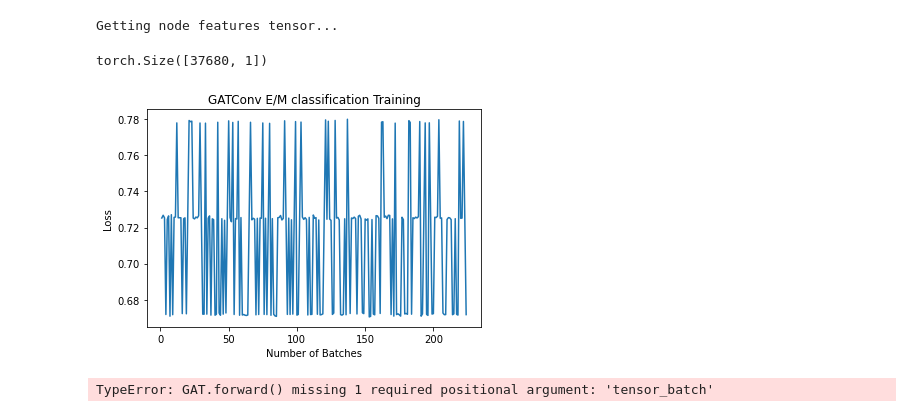
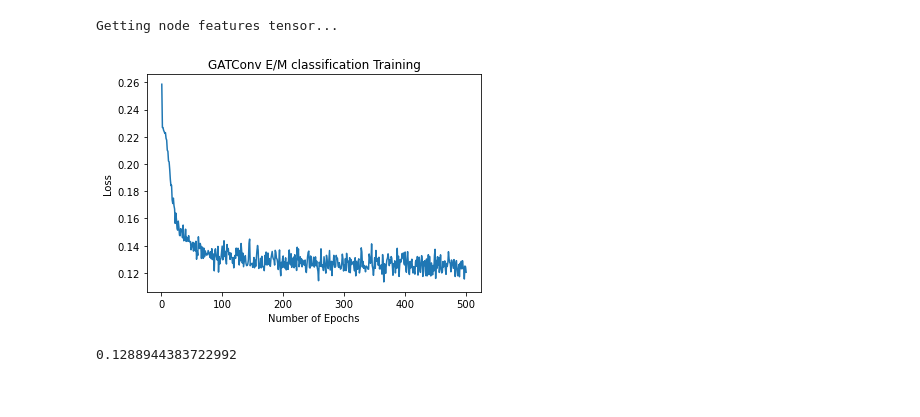
Before and after one commit to nramani611/Constrative_Learning, a Jupyter notebook: Network_Setup.ipynb, the cells around one changed output. Drawn from its saved outputs; the diff is of its cells as text; code cells hidden in the pictures.

```diff
--- a/Network_Setup.ipynb
+++ b/Network_Setup.ipynb
@@ -121,25 +127,21 @@ testing_dataloader = DataLoader(testing_dataset, batch_size=2, shuffle=True, col
-# %%
-for batch in training_dataloader:
-    print(batch[0].size())
-    break
-# %% [output]
-torch.Size([37680, 1])
+# %%
+training_dataloader = DataLoader(training_dataset, batch_size=3, shuffle=True, collate_fn = graph_collate_fn)
+testing_dataloader = DataLoader(testing_dataset, batch_size=3, shuffle=True, collate_fn = graph_collate_fn)
 # %%
 def get_tensor_batch(batch_num, num_nodes):
     tensor_batch = torch.tensor([i for i in range(batch_num) for _ in range(num_nodes)]).to(device)
     return tensor_batch
 
-def GAT_train(model, dataloader, epochs, num_nodes, lr = 1e-8, weight_decay = 5e-4):
+def GAT_train(model, dataloader, epochs, num_nodes, lr = 1e-3, weight_decay = 5e-4):
     torch.cuda.empty_cache()
     optimizer = torch.optim.Adam(model.parameters(), lr=lr, weight_decay=weight_decay)
-    criterion = nn.BCEWithLogitsLoss(reduction='mean')
+    criterion = nn.MSELoss().to(device)
     model.train()
     optimizer.zero_grad()
     all_losses = []
     prev_batch_num = None
 
     for _ in tqdm(range(epochs)):
-        model = model.train()
         losses = []
 
         for batch in dataloader:
@@ -149,32 +151,31 @@ def GAT_train(model, dataloader, epochs, num_nodes, lr = 1e-8, weight_decay = 5e
                 prev_batch_num = batch_num
                 tensor_batch = get_tensor_batch(prev_batch_num, num_nodes)
 
-            tensor_batch = torch.tensor([i for i in range(batch_num) for _ in range(num_nodes)]).to(device)
             node_features, graphs, outputs = batch
-            #print(node_features)
-            #for node_feature, graph, output in zip(node_features, graphs, outputs):
             optimizer.zero_grad()
 
             graphs = graphs.to(device)
             node_features = node_features.to(device)
             outputs = outputs.to(device)
             out = model(node_features, graphs, tensor_batch)
-            #print(out.size())
             loss = criterion(out, outputs)
             loss.backward()
             optimizer.step()
             losses.append(loss.item())
 
-    plt.plot([i for i in range(1, (len(losses)+1))], losses)
-    plt.xlabel('Number of Batches')
+        all_losses.append(sum(losses)/len(losses))
+
+    plt.plot([i for i in range(1, (len(all_losses)+1))], all_losses)
+    plt.xlabel('Number of Epochs')
     plt.ylabel('Loss')
     plt.title('GATConv E/M classification Training')
 # %%
 %reload_ext autoreload
 from GAT import GAT
-model = GAT(dataset.num_features(), 2, dataset.num_classes(), 1).to(device)
+#model = GAT(dataset.num_features(), 2, dataset.num_classes(), 1).to(device)
+model = GAT(1, 16, dataset.num_classes(), 4).to(device)
 # %%
-GAT_train(model, training_dataloader, 1000, scRNA_data.shape[0])
+GAT_train(model, training_dataloader, 500, scRNA_data.shape[0])
 # %% [output]
-[figure, old version]
+[figure, new version]
 # %%
@@ -198,9 +208,9 @@ def GAT_test(model, dataloader):
 
     return sum(test_losses)/len(test_losses)
 # %%
-GAT_test(model, testing_dataloader)
+GAT_test(model, testing_dataloader, scRNA_data.shape[0])
 # %% [output]
-TypeError: GAT.forward() missing 1 required positional argument: 'tensor_batch'
+0.1288944383722992
 # %%
 class MLP(torch.nn.Module):
     def __init__(self, in_channels, hidden_channels, out_channels):
```
Also changed, not shown: parts of 9 cells of this notebook, 1 other file.
